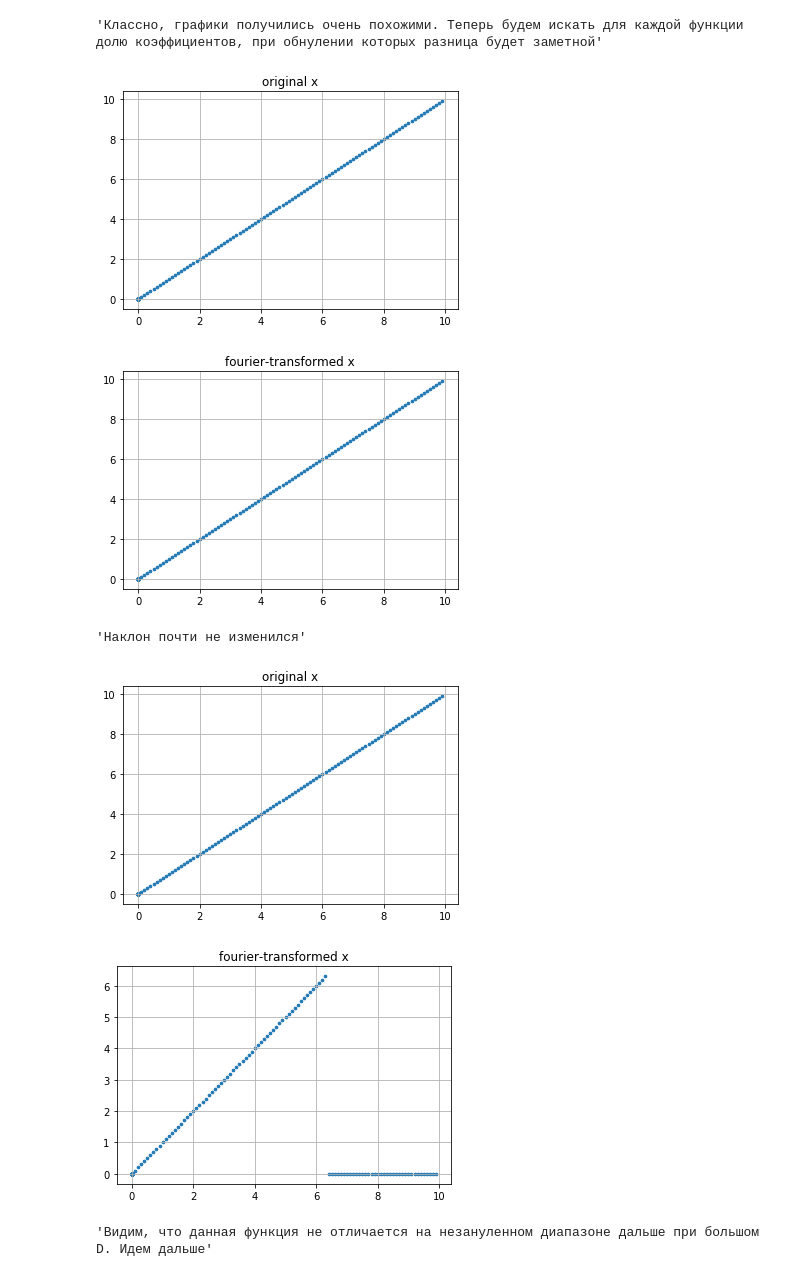
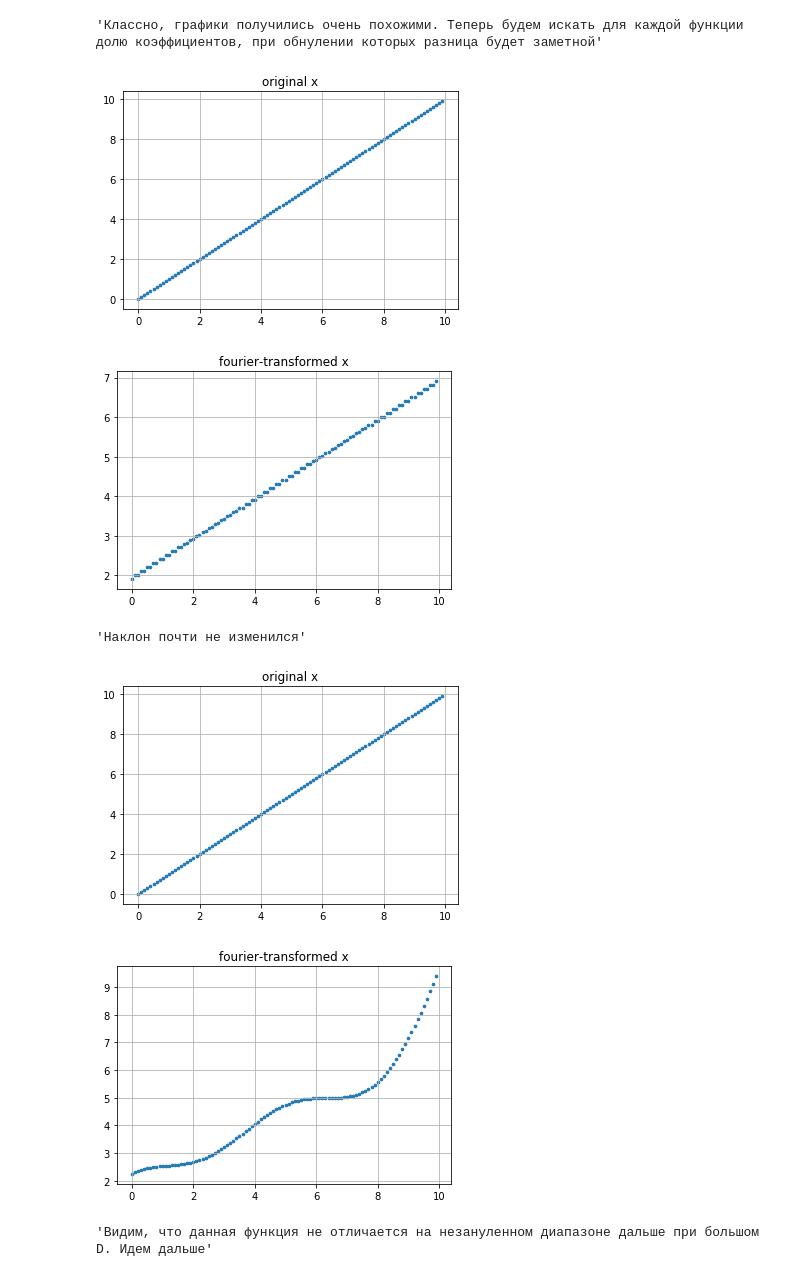
Before and after one commit to uberpup/Algorithms, a Jupyter notebook: FFT/fft.ipynb, the cells around one changed output. Saved outputs shown, nothing was run; the diff lists cells and outputs as text; code cells hidden in the pictures.

```diff
--- a/FFT/fft.ipynb
+++ b/FFT/fft.ipynb
@@ -79,19 +74,19 @@ analyze_fft(lambda x : np.sin(x*x), "sin x^2")
 # %% [output]
 'Классно, графики получились очень похожими. Теперь будем искать для каждой функции долю коэффициентов, при обнулении которых разница будет заметной'
 # %%
-analyze_fft(lambda x : x, "x", D=0.05)
+analyze_fft(lambda x : x, "x", D=0.49)
 # %% [output]
 [figure]
-[figure, old version]
+[figure, new version]
 # %%
 '''Наклон почти не изменился'''
 # %% [output]
 'Наклон почти не изменился'
 # %%
-analyze_fft(lambda x : x, "x", D=0.5)
+analyze_fft(lambda x : x, "x", D=0.01)
 # %% [output]
 [figure]
-[figure, old version]
+[figure, new version]
 # %%
 '''Видим, что данная функция не отличается на незануленном диапазоне дальше при большом D. Идем дальше'''
 # %% [output]
```
Also changed, not shown: parts of 18 cells of this notebook, 1 other file.
